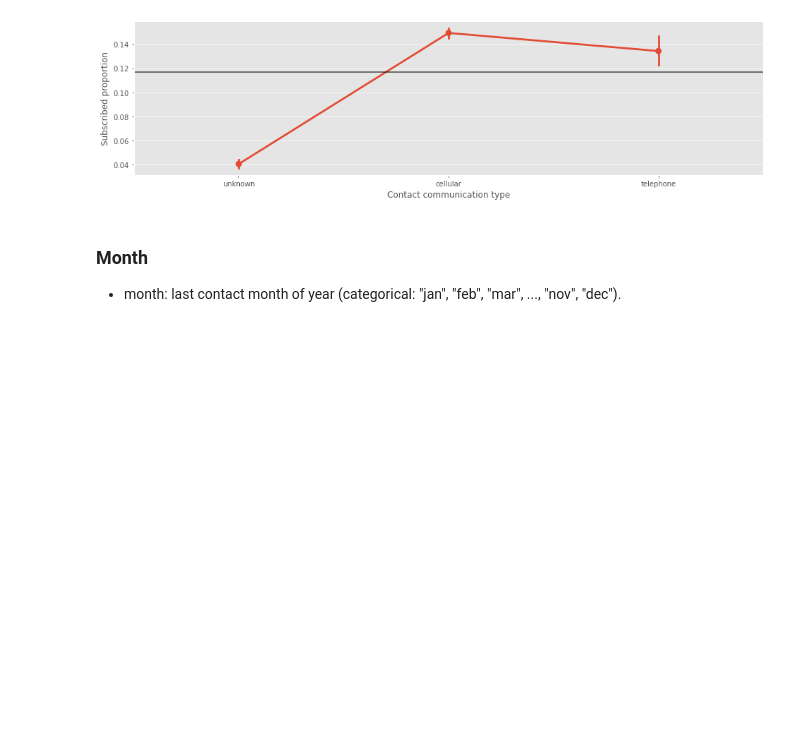
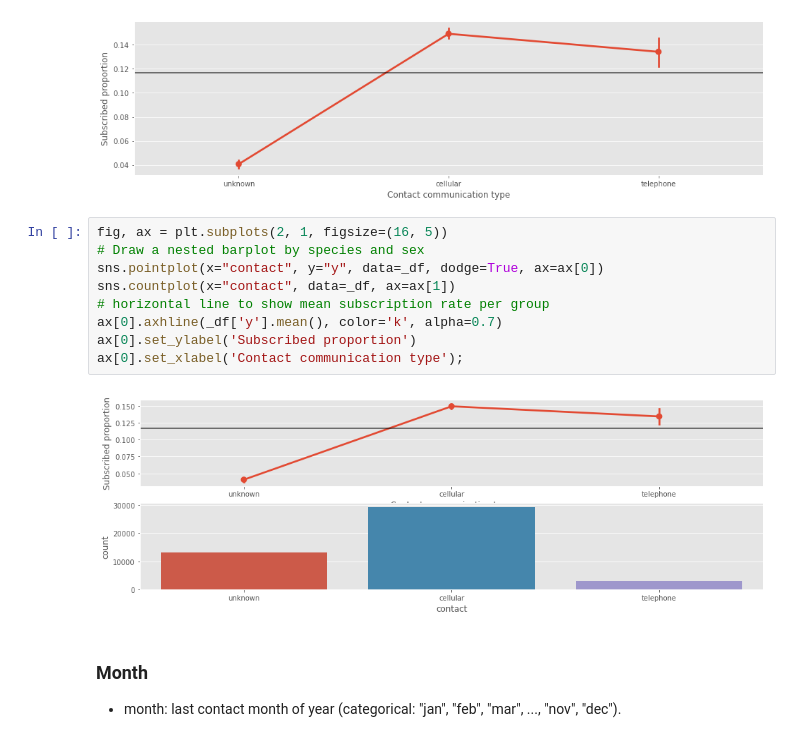
Before and after one commit to TK-Problem/Task-for-Quantitative-Analyst, a Jupyter notebook: results.ipynb, the cells around one changed output. Drawn from its saved outputs; the diff is of its cells as text; blank space fills up the shorter version.

```diff
--- a/results.ipynb
+++ b/results.ipynb
@@ -1159,6 +1184,17 @@ ax.set_ylabel('Subscribed proportion')
 ax.set_xlabel('Contact communication type');
 # %% [output]
 [figure]
+# %%
+fig, ax = plt.subplots(2, 1, figsize=(16, 5))
+# Draw a nested barplot by species and sex
+sns.pointplot(x="contact", y="y", data=_df, dodge=True, ax=ax[0])
+sns.countplot(x="contact", data=_df, ax=ax[1])
+# horizontal line to show mean subscription rate per group
+ax[0].axhline(_df['y'].mean(), color='k', alpha=0.7)
+ax[0].set_ylabel('Subscribed proportion')
+ax[0].set_xlabel('Contact communication type');
+# %% [output]
+[figure, added]
 # %% [markdown]
 ### Month
 
```
Also changed, not shown: parts of 27 cells of this notebook.
